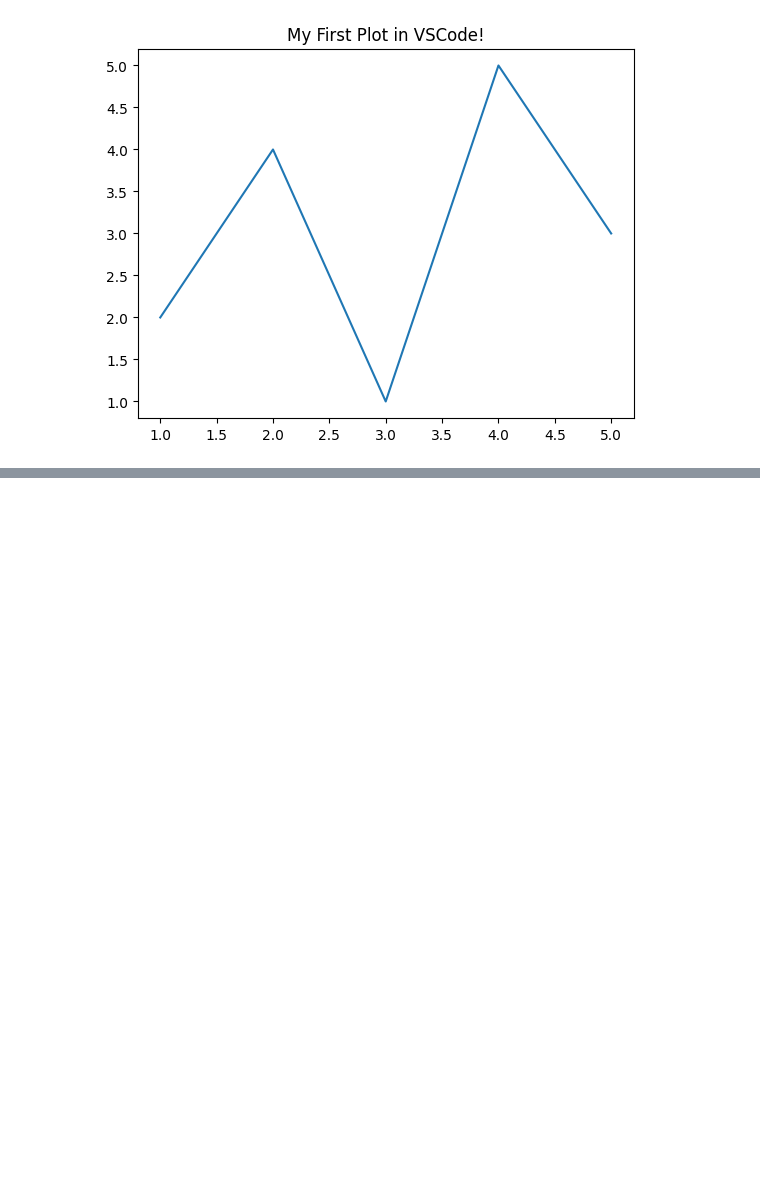
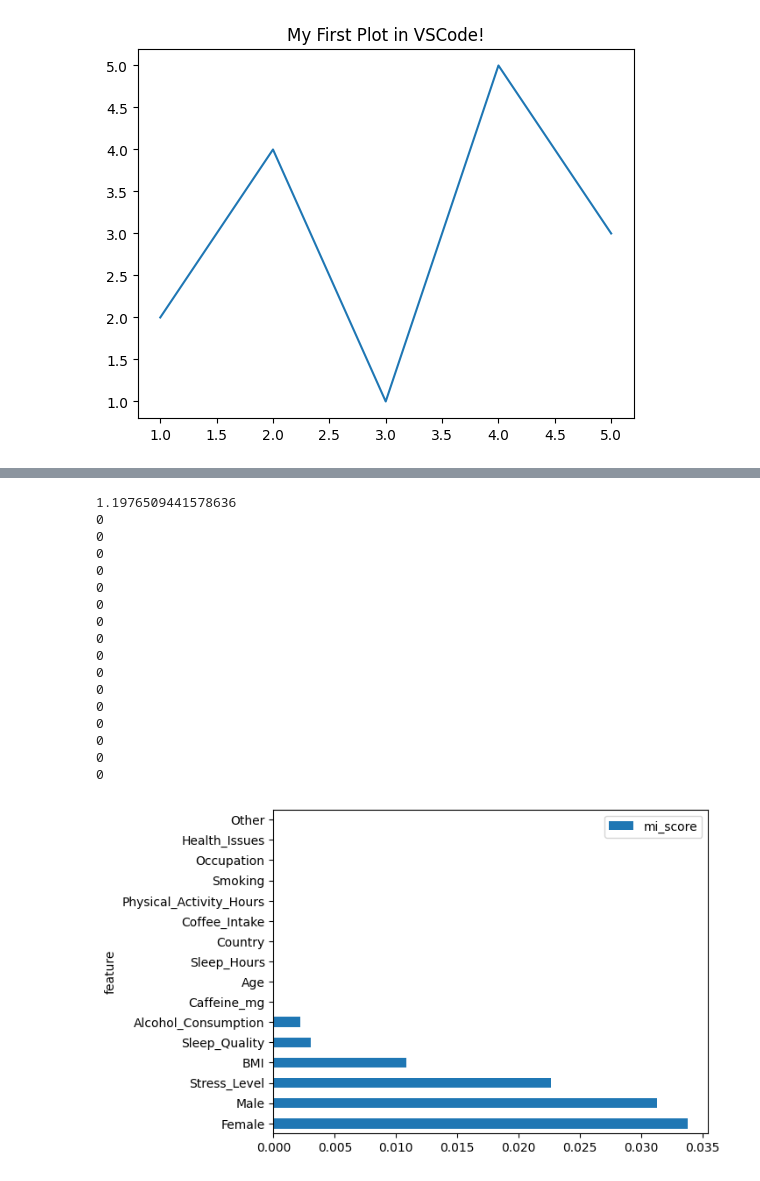
Before and after one commit to jadenryu/isef, a Jupyter notebook: testing.ipynb, the cells around one changed output, grey strips where cells are left out. Cells and saved outputs as stored; diff of their text form; code cells hidden in the pictures; blank space fills up the shorter version.

Commit message:
learned about mutual info regressor

```diff
--- a/testing.ipynb
+++ b/testing.ipynb
@@ -182,0 +194,34 @@ Name: Heart_Rate, Length: 1000, dtype: float64
+# %%
+from sklearn.ensemble import RandomForestRegressor
+from sklearn.feature_selection import mutual_info_regression
+model3 = RandomForestRegressor(min_samples_split = 2, min_samples_leaf = 1, random_state = 42)
+model3.fit(X_train, y_train)
+mi_scores = mutual_info_regression(X_train, y_train)
+mi_df = pd.DataFrame({
+    "feature": X_train.columns,
+    "mi_score": mi_scores
+}).sort_values('mi_score', ascending = False)
+mi_df.plot(kind = 'barh', x = 'feature', y = 'mi_score')
+predict2 = model3.predict(X_test)
+print(mean_squared_error(predict2, y_test))
+for i in X_train.columns:
+  print(X_train[i].isnull().sum())
+# %% [output]
+1.1976509441578636
+0
+0
+0
+0
+0
+0
+0
+0
+0
+0
+0
+0
+0
+0
+0
+0
+[figure, added]
```
Also changed, not shown: parts of 5 cells of this notebook.
